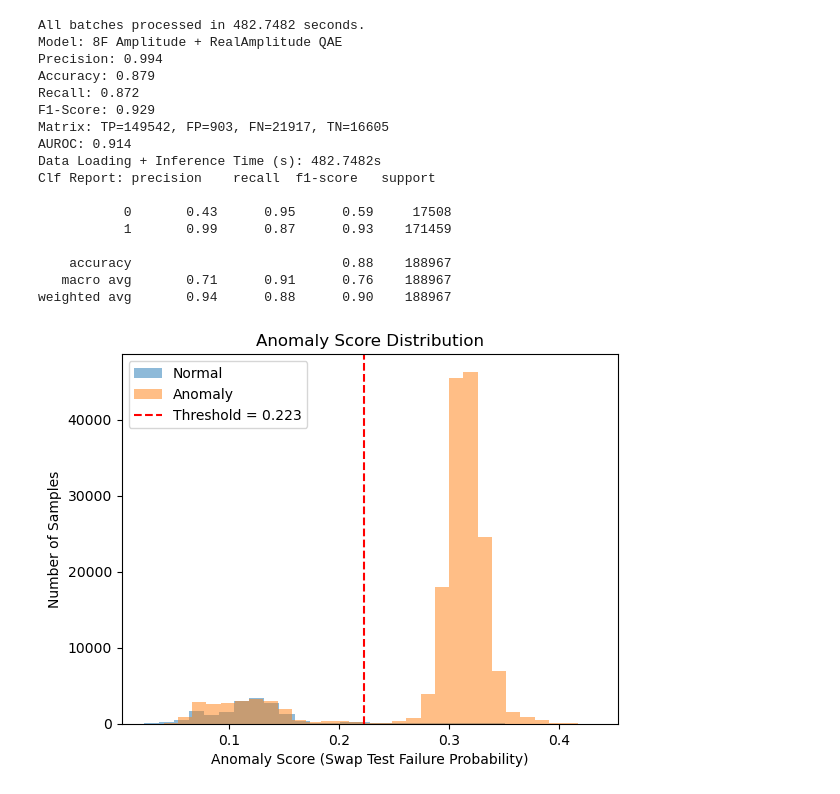
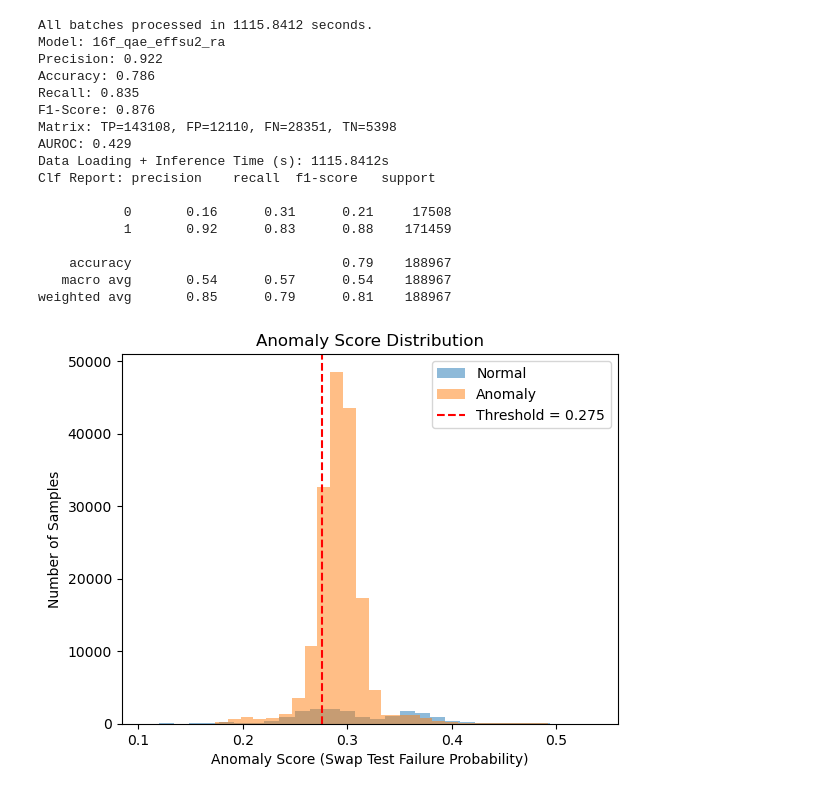
Before and after one commit to RohanSenthil/QAE_BETH_Anomaly, a Jupyter notebook: qae_evaluation.ipynb, the cells around one changed output. Cells and saved outputs as stored; diff of their text form; code cells hidden in the pictures.

Commit message:
models

```diff
--- a/qae_evaluation.ipynb
+++ b/qae_evaluation.ipynb
@@ -174,48 +174,50 @@ start_time = time.time()
 
 reduced_testing_data = cae_model.encoder(testing_data)
 
-# --- SCALE TO [0, 2π] ---
-scaler = MinMaxScaler(feature_range=(0, 2 * np.pi))
-# scaled_testing_data = scaler.fit_transform(reduced_testing_data)
-scaled_testing_data = reduced_testing_data.numpy()
+# --- SCALE TO [0, π] ---
+scaler = MinMaxScaler(feature_range=(0, np.pi))
+scaled_testing_data = scaler.fit_transform(reduced_testing_data)
+# scaled_testing_data = reduced_testing_data.numpy()
 
 # Loading for Threshold
 reduced_normal_training_data = cae_model.encoder(normal_training_data)
-scaler = MinMaxScaler(feature_range=(0, 2 * np.pi))
-# scaled_normal_training_data = scaler.fit_transform(reduced_normal_training_data)
-scaled_normal_training_data = reduced_normal_training_data.numpy()
+scaler = MinMaxScaler(feature_range=(0, np.pi))
+scaled_normal_training_data = scaler.fit_transform(reduced_normal_training_data)
+# scaled_normal_training_data = reduced_normal_training_data.numpy()
 
 # Loading for Validation
 reduced_validation_data = cae_model.encoder(validation_data)
-scaler = MinMaxScaler(feature_range=(0, 2 * np.pi))
-# scaled_validation_data = scaler.fit_transform(reduced_validation_data)
-scaled_validation_data = reduced_validation_data.numpy()
+scaler = MinMaxScaler(feature_range=(0, np.pi))
+scaled_validation_data = scaler.fit_transform(reduced_validation_data)
+# scaled_validation_data = reduced_validation_data.numpy()
 # %%
 from qiskit.qpy import load
 
-model_name = "Models/COBLYA_AEs/8f_qae_amplitude_ra"
+model_name = "16f_qae_effsu2_ra"
+model_path = "Models/COBLYA_AEs/"
 
-with open(f"{model_name}/ae.qpy", "rb") as f:
+with open(f"{model_path + model_name}/ae.qpy", "rb") as f:
     ae = load(f)[0]  # returns a list of circuits
 # input_names = np.load(f"{model_name}/input_param_names.npy", allow_pickle=True)
-weight_names = np.load(f"{model_name}/weight_param_names.npy", allow_pickle=True)
+weight_names = np.load(f"{model_path + model_name}/weight_param_names.npy", allow_pickle=True)
 
 # input_params = [p for p in qc.parameters if p.name in input_names]
 weight_params = [p for p in ae.parameters if p.name in weight_names]
 
 
-trained_params = np.load(f"{model_name}/trained_parameters.npy")
+trained_params = np.load(f"{model_path + model_name}/trained_parameters.npy")
 # %%
 from qiskit_machine_learning.neural_networks import SamplerQNN
 from qiskit.primitives import StatevectorSampler as Sampler
 from qiskit_aer.primitives import Sampler
 from qiskit import QuantumCircuit
 
-sampler = Sampler(backend_options={"device": "GPU", "method": "statevector"})
+# sampler = Sampler(backend_options={"device": "GPU", "method": "statevector"})
+sampler = Sampler()
 
 # Constants
 num_latent = 2
-num_trash = 1
+num_trash = 2
 total_qubits = num_latent + 2 * num_trash + 1  # encoding + reference + auxiliary
 
 # Step 2: Dummy base circuit (will be composed with encoding later)
@@ -224,7 +226,6 @@ dummy_encoding = QuantumCircuit(total_qubits)
 qc_full = dummy_encoding.compose(ae)
 
 # Step 3: Define the Sampler QNN
-sampler = Sampler()
 qnn = SamplerQNN(
     circuit=qc_full,
     input_params=[],                     # No input parameters — encoding is done externally
@@ -384,7 +385,7 @@ train_scores, train_time = compute_anomaly_scores(
     qnn,
     training_subset,
     trained_params,
-    encoding_fn=amplitude_encoding,
+    encoding_fn=efficient_su2_encoding,
     batch_size=64
 )
 
@@ -402,54 +414,54 @@ scores, elapsed_time = compute_anomaly_scores(
     qnn,
     scaled_testing_data,
     trained_params,
-    encoding_fn=amplitude_encoding,
+    encoding_fn=efficient_su2_encoding,
     batch_size=64
 )
 
 y_pred = (scores > threshold).astype(int)
 y_true = np.array(testing_labels).astype(int)[:len(scores)]
 
 metrics = evaluate_model(
     y_true=y_true,
     y_pred=y_pred,
     scores=scores,
     time=elapsed_time,
     threshold=threshold,  # same threshold used in predict
-    model_name="8F Amplitude + RealAmplitude QAE"
+    model_name=model_name
 )
 
 # Print clean table row for your notes
 for k, v in metrics.items():
     print(f"{k}: {v}")
 
 # --- Histogram of scores ---
 plt.hist(scores[y_true == 0], bins=30, alpha=0.5, label='Normal')
 plt.hist(scores[y_true == 1], bins=30, alpha=0.5, label='Anomaly')
 plt.axvline(threshold, color='red', linestyle='--', label=f"Threshold = {threshold:.3f}")
 plt.xlabel("Anomaly Score (Swap Test Failure Probability)")
 plt.ylabel("Number of Samples")
 plt.title("Anomaly Score Distribution")
 plt.legend()
 plt.show()
 # %% [output]
-All batches processed in 482.7482 seconds.
-Model: 8F Amplitude + RealAmplitude QAE
-Precision: 0.994
-Accuracy: 0.879
-Recall: 0.872
-F1-Score: 0.929
-Matrix: TP=149542, FP=903, FN=21917, TN=16605
-AUROC: 0.914
-Data Loading + Inference Time (s): 482.7482s
+All batches processed in 1115.8412 seconds.
+Model: 16f_qae_effsu2_ra
+Precision: 0.922
+Accuracy: 0.786
+Recall: 0.835
+F1-Score: 0.876
+Matrix: TP=143108, FP=12110, FN=28351, TN=5398
+AUROC: 0.429
+Data Loading + Inference Time (s): 1115.8412s
 Clf Report: precision    recall  f1-score   support
 
-           0       0.43      0.95      0.59     17508
-           1       0.99      0.87      0.93    171459
+           0       0.16      0.31      0.21     17508
+           1       0.92      0.83      0.88    171459
 
-    accuracy                           0.88    188967
-   macro avg       0.71      0.91      0.76    188967
-weighted avg       0.94      0.88      0.90    188967
+    accuracy                           0.79    188967
+   macro avg       0.54      0.57      0.54    188967
+weighted avg       0.85      0.79      0.81    188967
-[figure, old version]
+[figure, new version]
 # %%
 # Get predictions
 v_scores, v_elapsed_time = compute_anomaly_scores(
```
Also changed, not shown: parts of 5 cells of this notebook, 28 other files.
